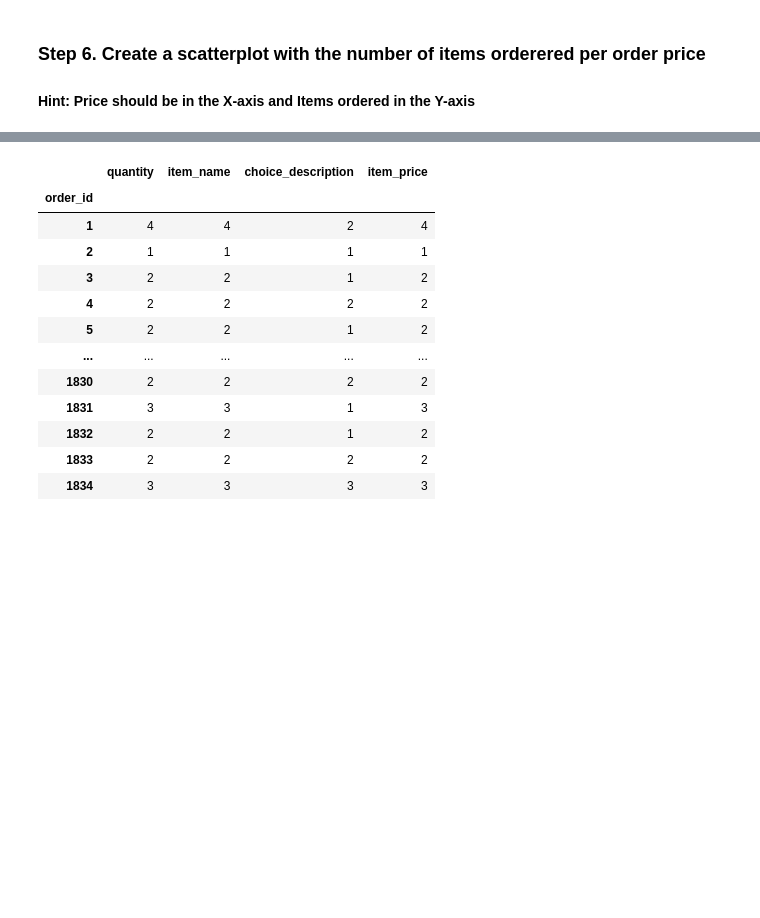
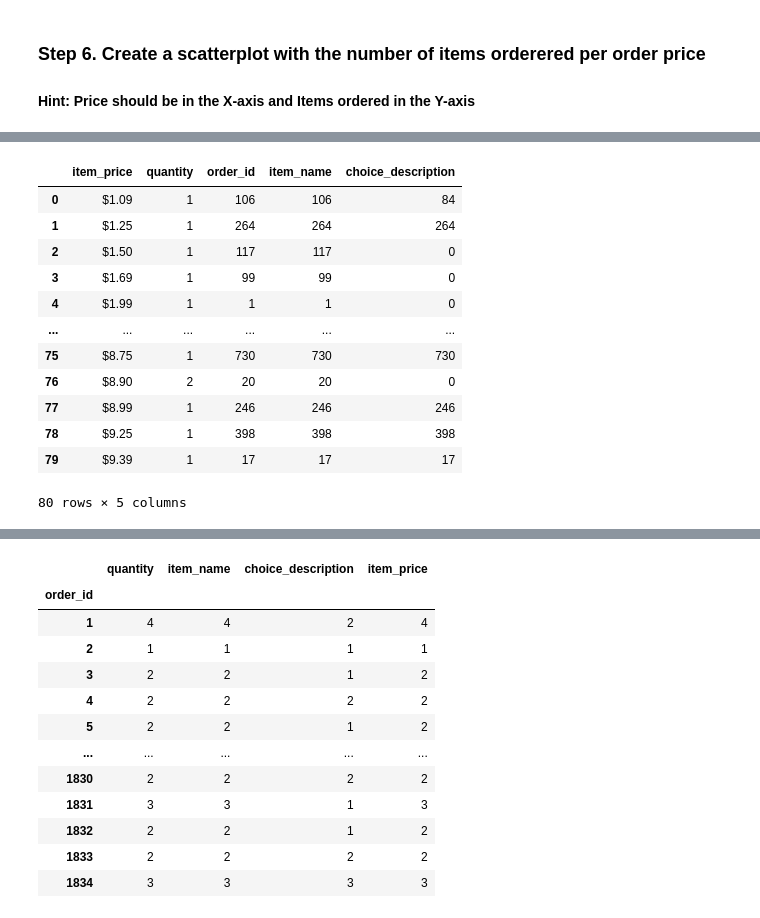
Before and after one commit to ismael-araujo/pandas-exercise, a Jupyter notebook: 07_Visualization/Chipotle/Exercises.ipynb, the cells around one changed output, grey strips where cells are left out. Drawn from its saved outputs; the diff is of its cells as text; code cells hidden in the pictures; blank space fills up the shorter version.

```diff
--- a/07_Visualization/Chipotle/Exercises.ipynb
+++ b/07_Visualization/Chipotle/Exercises.ipynb
@@ -74,0 +83,17 @@ chipo.groupby('order_id').sum()
+# %%
+orders = chipo.groupby(by=['item_price', 'quantity']).count().reset_index()
+orders
+# %% [output]
+|  | item_price | quantity | order_id | item_name | choice_description |
+| 0 | $1.09 | 1 | 106 | 106 | 84 |
+| 1 | $1.25 | 1 | 264 | 264 | 264 |
+| 2 | $1.50 | 1 | 117 | 117 | 0 |
+| 3 | $1.69 | 1 | 99 | 99 | 0 |
+| 4 | $1.99 | 1 | 1 | 1 | 0 |
+| ... | ... | ... | ... | ... | ... |
+| 75 | $8.75 | 1 | 730 | 730 | 730 |
+| 76 | $8.90 | 2 | 20 | 20 | 0 |
+| 77 | $8.99 | 1 | 246 | 246 | 246 |
+| 78 | $9.25 | 1 | 398 | 398 | 398 |
+| 79 | $9.39 | 1 | 17 | 17 | 17 |
+80 rows × 5 columns
```
Also changed, not shown: parts of 4 cells of this notebook.
